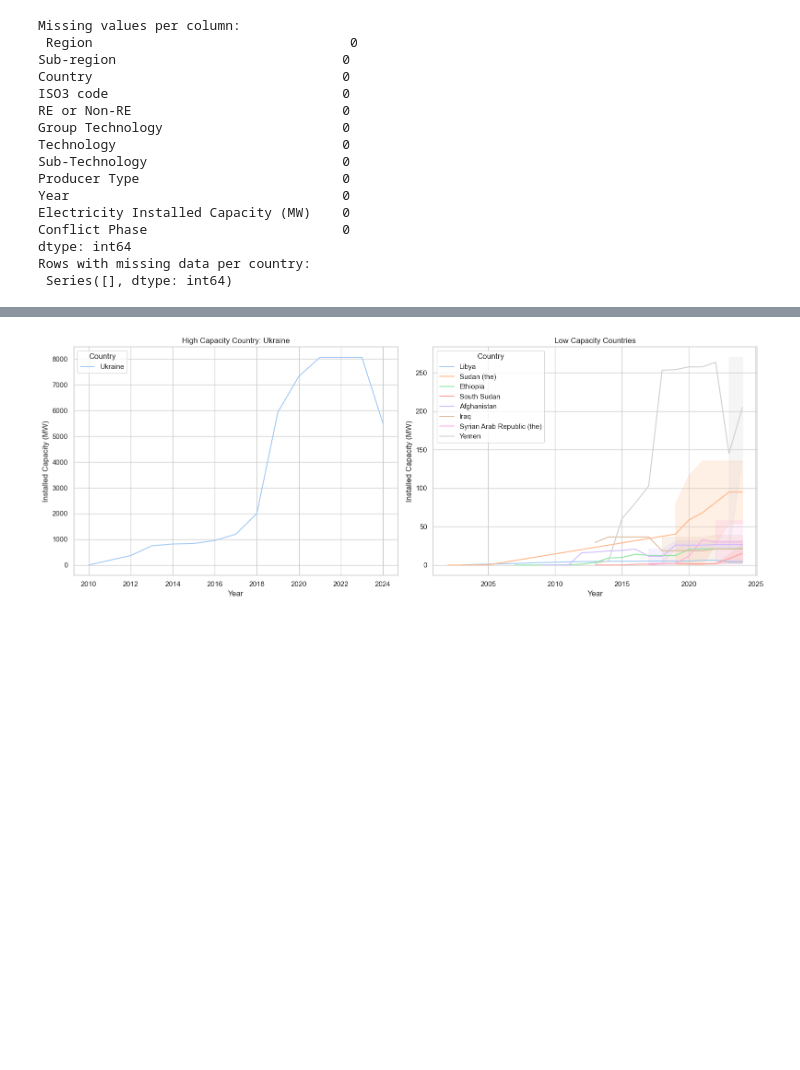
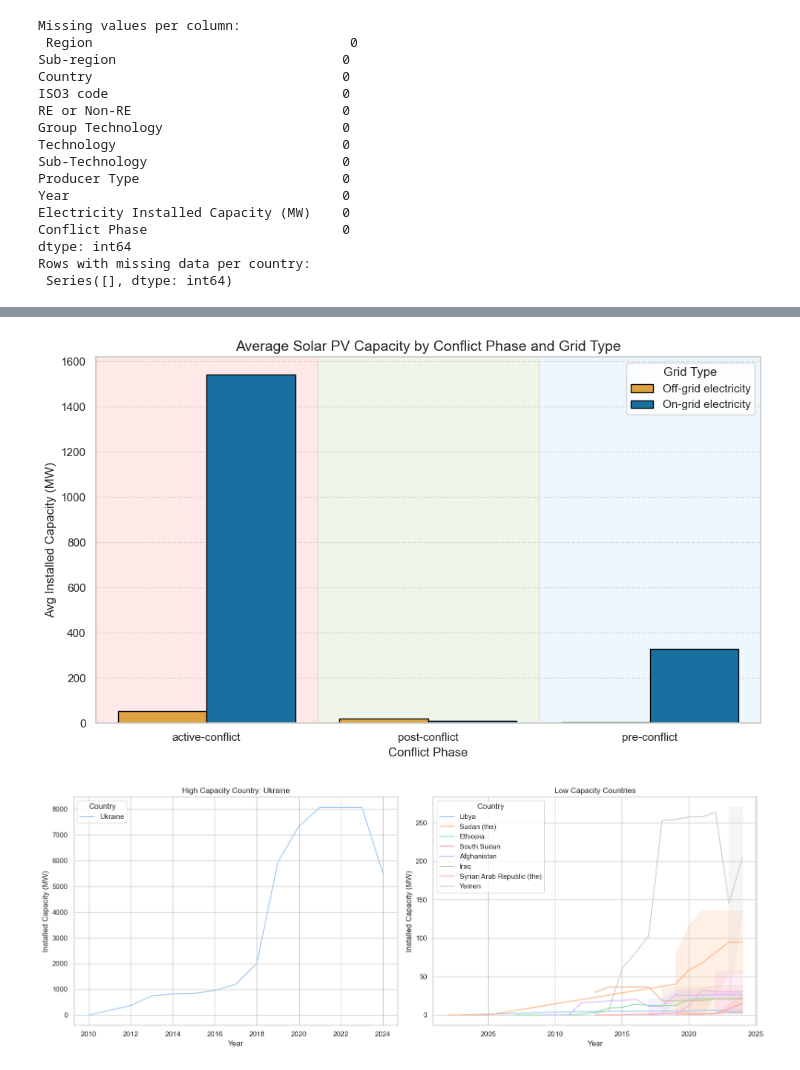
Before and after one commit to MIT-Emerging-Talent/ET6-CDSP-group-08-repo, a Jupyter notebook: 4_data_analysis/phases_analysis.ipynb, the cells around one changed output, grey strips where cells are left out. Cells and saved outputs as stored; diff of their text form; code cells hidden in the pictures; blank space fills up the shorter version.

```diff
--- a/4_data_analysis/phases_analysis.ipynb
+++ b/4_data_analysis/phases_analysis.ipynb
@@ -183,3 +1510,60 @@ Yemen                               2236.02           0.00          2.37
+# %%
+import matplotlib.pyplot as plt
+import seaborn as sns
+
+# Group and calculate average capacity by conflict phase and producer type
+avg_by_phase_grid = (
+    solar_df.groupby(["Conflict Phase", "Producer Type"])[
+        "Electricity Installed Capacity (MW)"
+    ]
+    .mean()
+    .reset_index()
+)
+
+# Define custom color palette for grid types
+grid_palette = {
+    "On-grid electricity": "#0077b6",  # Electric Blue
+    "Off-grid electricity": "#f9a825",  # Amber/Orange
+}
+
+# Define background highlight colors for each conflict phase
+bg_colors = {
+    "pre-conflict": "#8ecae6",  # light blue
+    "active-conflict": "#ff6b6b",  # coral red
+    "post-conflict": "#90be6d",  # green
+    "transitional": "#f9c74f",  # orange-yellow
+}
+
+# Unique ordered phases (optional: sort if needed)
+phases = avg_by_phase_grid["Conflict Phase"].unique()
+
+# Plot
+plt.figure(figsize=(10, 6))
+
+# Background color spans
+for i, phase in enumerate(phases):
+    plt.axvspan(i - 0.5, i + 0.5, color=bg_colors[phase], alpha=0.15)
+
+# Bar plot
+sns.barplot(
+    data=avg_by_phase_grid,
+    x="Conflict Phase",
+    y="Electricity Installed Capacity (MW)",
+    hue="Producer Type",
+    palette=grid_palette,
+    edgecolor="black",
+)
+
+# Titles and labels
+plt.title("Average Solar PV Capacity by Conflict Phase and Grid Type", fontsize=14)
+plt.ylabel("Avg Installed Capacity (MW)")
+plt.xlabel("Conflict Phase")
+plt.legend(title="Grid Type")
+plt.tight_layout()
+plt.grid(axis="y", linestyle="--", alpha=0.5)
+plt.show()
+# %% [output]
+[figure, added]
 # %%
 # 5.High vs Low Capacity
 # Ukraine has much higher capacity than others, so we separate it
```
Also changed, not shown: parts of 14 cells of this notebook.
